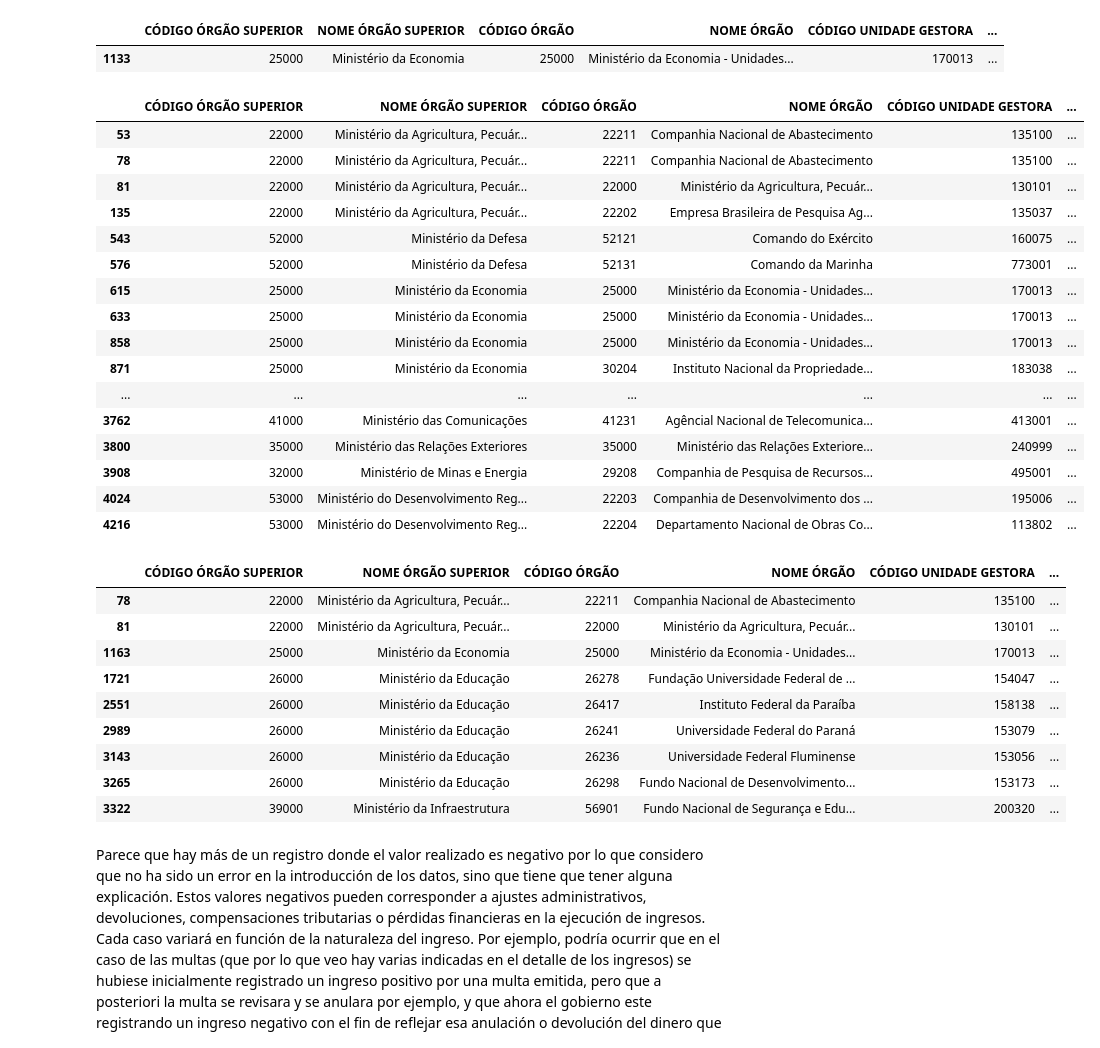
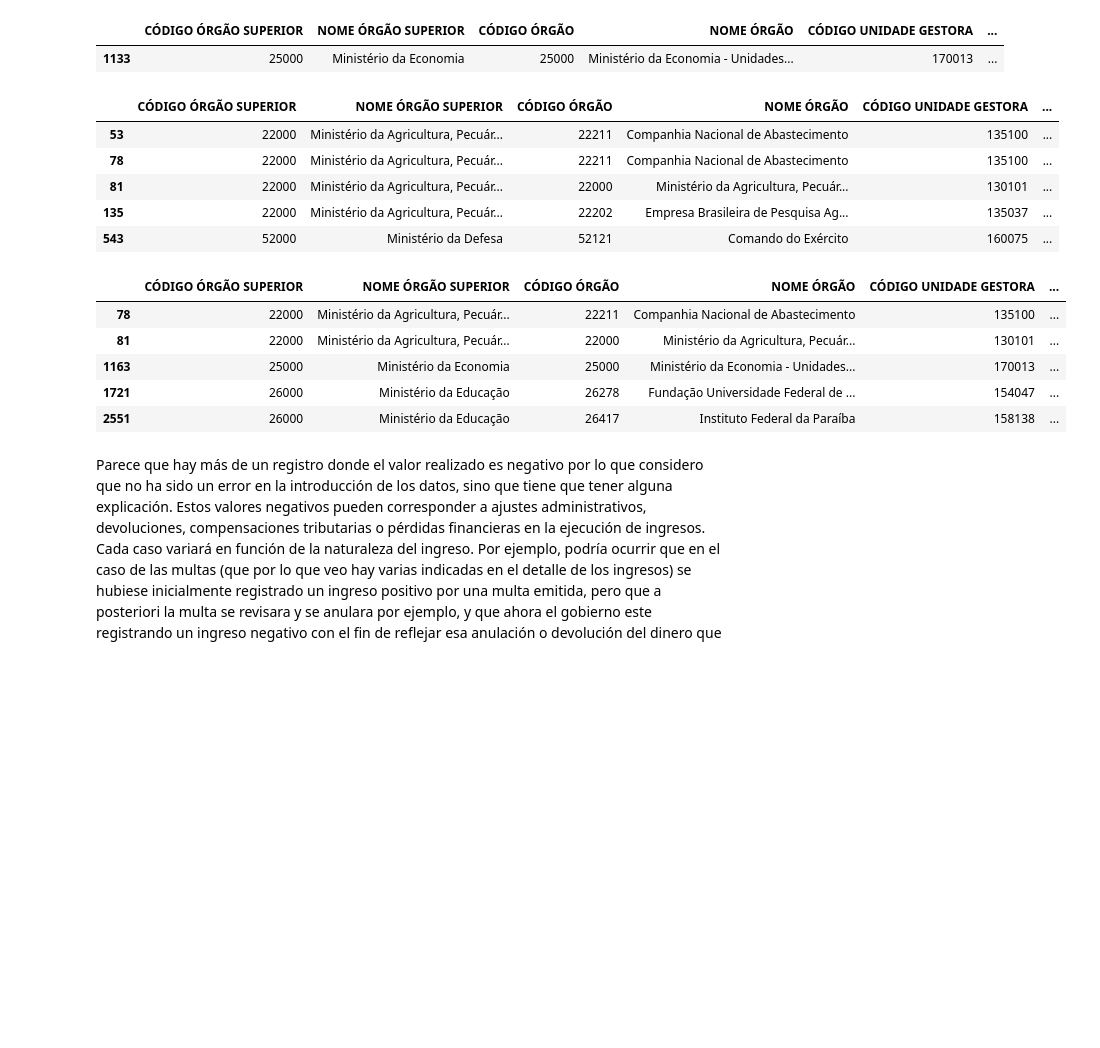
Before and after one commit to raquelscv/Proyecto2-AnalisisPandas, a Jupyter notebook: Eda_inicial_Union.ipynb, the cells around one changed output. Drawn from its saved outputs; the diff is of its cells as text; code cells hidden in the pictures; blank space fills up the shorter version.

```diff
--- a/Eda_inicial_Union.ipynb
+++ b/Eda_inicial_Union.ipynb
@@ -141,28 +133,17 @@ df_2013[df_2013["VALOR REALIZADO"] == -276398836.04]
 | 1133 | 25000 | Ministério da Economia | 25000 | Ministério da Economia - Unidades... | 170013 | ... |
 # %%
 #devuelve los registros donde valor realizado es negativo
-df_2013[df_2013["VALOR REALIZADO"] < 0]
+df_2013[df_2013["VALOR REALIZADO"] < 0].head()
 # %% [output]
 |  | CÓDIGO ÓRGÃO SUPERIOR | NOME ÓRGÃO SUPERIOR | CÓDIGO ÓRGÃO | NOME ÓRGÃO | CÓDIGO UNIDADE GESTORA | ... |
 | 53 | 22000 | Ministério da Agricultura, Pecuár... | 22211 | Companhia Nacional de Abastecimento | 135100 | ... |
 | 78 | 22000 | Ministério da Agricultura, Pecuár... | 22211 | Companhia Nacional de Abastecimento | 135100 | ... |
 | 81 | 22000 | Ministério da Agricultura, Pecuár... | 22000 | Ministério da Agricultura, Pecuár... | 130101 | ... |
 | 135 | 22000 | Ministério da Agricultura, Pecuár... | 22202 | Empresa Brasileira de Pesquisa Ag... | 135037 | ... |
 | 543 | 52000 | Ministério da Defesa | 52121 | Comando do Exército | 160075 | ... |
-| 576 | 52000 | Ministério da Defesa | 52131 | Comando da Marinha | 773001 | ... |
-| 615 | 25000 | Ministério da Economia | 25000 | Ministério da Economia - Unidades... | 170013 | ... |
-| 633 | 25000 | Ministério da Economia | 25000 | Ministério da Economia - Unidades... | 170013 | ... |
-| 858 | 25000 | Ministério da Economia | 25000 | Ministério da Economia - Unidades... | 170013 | ... |
-| 871 | 25000 | Ministério da Economia | 30204 | Instituto Nacional da Propriedade... | 183038 | ... |
-| ... | ... | ... | ... | ... | ... | ... |
-| 3762 | 41000 | Ministério das Comunicações | 41231 | Agêncial Nacional de Telecomunica... | 413001 | ... |
-| 3800 | 35000 | Ministério das Relações Exteriores | 35000 | Ministério das Relações Exteriore... | 240999 | ... |
-| 3908 | 32000 | Ministério de Minas e Energia | 29208 | Companhia de Pesquisa de Recursos... | 495001 | ... |
-| 4024 | 53000 | Ministério do Desenvolvimento Reg... | 22203 | Companhia de Desenvolvimento dos ... | 195006 | ... |
-| 4216 | 53000 | Ministério do Desenvolvimento Reg... | 22204 | Departamento Nacional de Obras Co... | 113802 | ... |
 # %%
 #devuelve los registros donde PERCENTUAL REALIZADO es negativo
-df_2013[df_2013["PERCENTUAL REALIZADO"] <0]
+df_2013[df_2013["PERCENTUAL REALIZADO"] <0].head()
 # %% [output]
 |  | CÓDIGO ÓRGÃO SUPERIOR | NOME ÓRGÃO SUPERIOR | CÓDIGO ÓRGÃO | NOME ÓRGÃO | CÓDIGO UNIDADE GESTORA | ... |
 | 78 | 22000 | Ministério da Agricultura, Pecuár... | 22211 | Companhia Nacional de Abastecimento | 135100 | ... |
@@ -170,9 +151,5 @@ df_2013[df_2013["PERCENTUAL REALIZADO"] <0]
 | 1163 | 25000 | Ministério da Economia | 25000 | Ministério da Economia - Unidades... | 170013 | ... |
 | 1721 | 26000 | Ministério da Educação | 26278 | Fundação Universidade Federal de ... | 154047 | ... |
 | 2551 | 26000 | Ministério da Educação | 26417 | Instituto Federal da Paraíba | 158138 | ... |
-| 2989 | 26000 | Ministério da Educação | 26241 | Universidade Federal do Paraná | 153079 | ... |
-| 3143 | 26000 | Ministério da Educação | 26236 | Universidade Federal Fluminense | 153056 | ... |
-| 3265 | 26000 | Ministério da Educação | 26298 | Fundo Nacional de Desenvolvimento... | 153173 | ... |
-| 3322 | 39000 | Ministério da Infraestrutura | 56901 | Fundo Nacional de Segurança e Edu... | 200320 | ... |
 # %% [markdown]
 Parece que hay más de un registro donde el valor realizado es negativo por lo que considero que no ha sido un error en la introducción de los datos, sino que tiene que tener alguna explicación. Estos valores negativos pueden corresponder a ajustes administrativos, devoluciones, compensaciones tributarias o pérdidas financieras en la ejecución de ingresos. Cada caso variará en función de la naturaleza del ingreso. Por ejemplo, podría ocurrir que en el caso de las multas (que por lo que veo hay varias indicadas en el detalle de los ingresos) se hubiese inicialmente registrado un ingreso positivo por una multa emitida, pero que a posteriori la multa se revisara y se anulara por ejemplo, y que ahora el gobierno este registrando un ingreso negativo con el fin de reflejar esa anulación o devolución del dinero que ya fue registrado. Los valores negativos en la columna del percentual tienen sentido en aquellos registros cuyo valor realizado es negativo ya que la columna del percentual es calculada como (valor realizado/ valor previsto actualizado)*100 y si se preveía un ingreso positivo pero finalmente el recaudado ha sido negativo, el percentual es lógico que salga negativo
```
Also changed, not shown: parts of 42 cells of this notebook, 3 other files.
